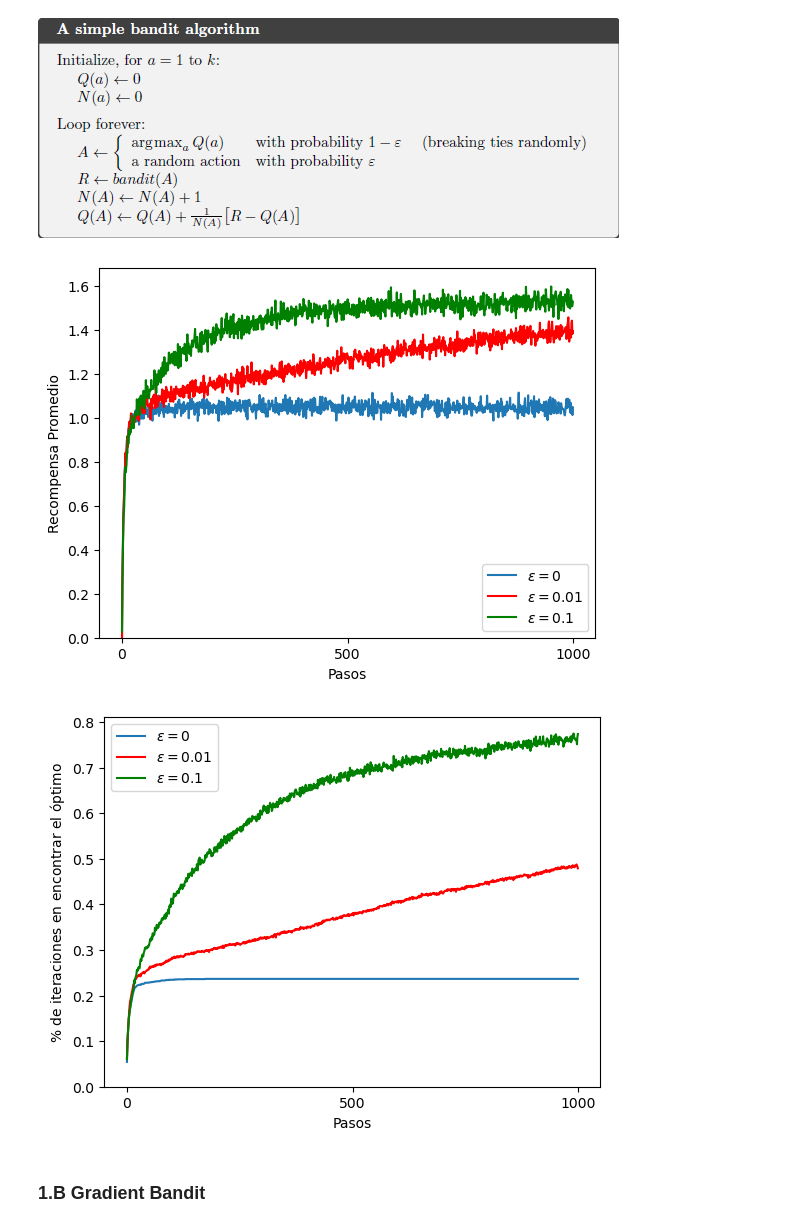
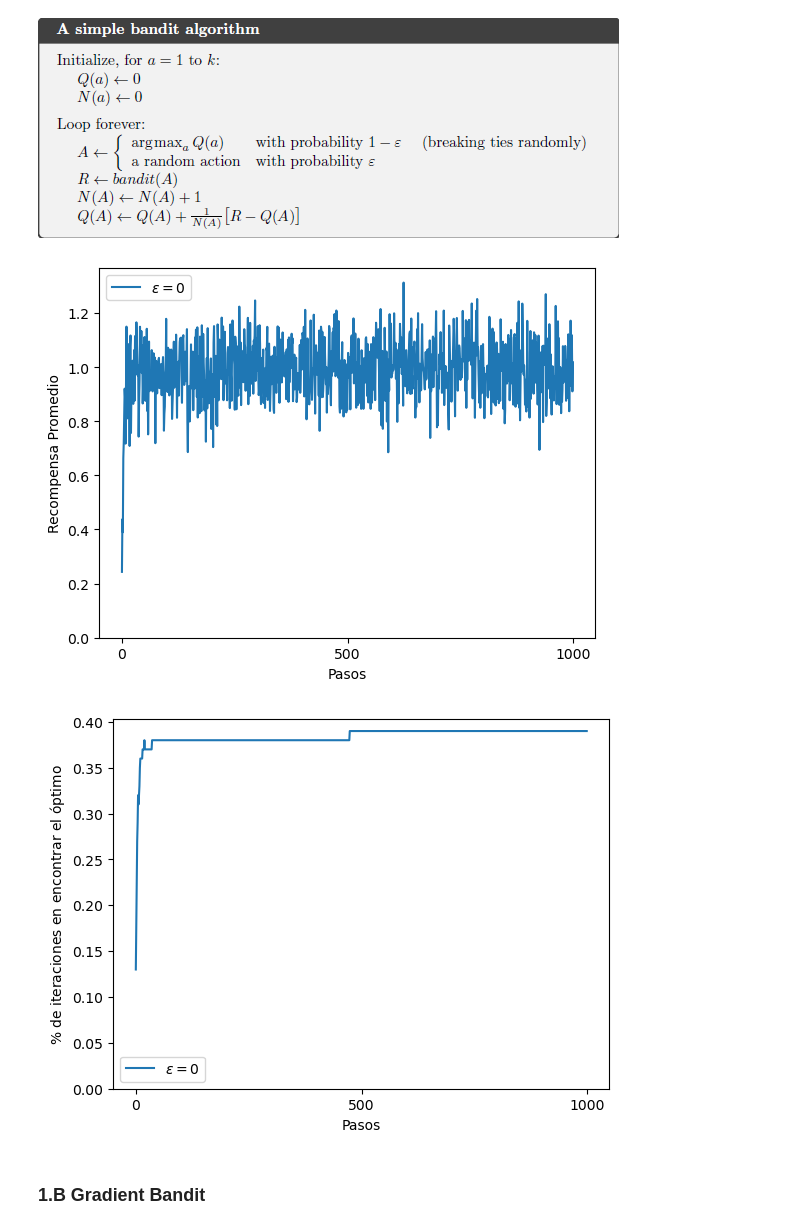
Before and after one commit to wilmarc/Reinforcement-Learning, a Jupyter notebook: hw1-wacg/Tarea1_wacg.ipynb, the cells around one changed output. Saved outputs shown, nothing was run; the diff lists cells and outputs as text; code cells hidden in the pictures.

```diff
--- a/hw1-wacg/Tarea1_wacg.ipynb
+++ b/hw1-wacg/Tarea1_wacg.ipynb
@@ -11,17 +11,17 @@ import matplotlib.pyplot as plt
 # %%
 # Inicializaicón de los parámetros de los modelos
     #Número de los bandits (Acciones)
-n_bandits=15
+n_bandits=10
     #Media de las acciones q*
-mean_q=10
+mean_q=0
     #Varianza de las acciones q*
-variance_q=4
+variance_q=1
     #Varianza de cada acción (recompensa)
-action_var=2
+action_var=1
     #Número de pasos: horizonte
-steps=5000
+steps=1000
     #número de iteraciones (repeticiones del experimento)
-iter=1000
+iter=100
 # %% [markdown]
 ### 1. Acerca de los multi-armed bandits
 # %%
@@ -125,7 +125,7 @@ def epsilon_greedy (epsilon,num_bandits,steps,iter):
     return out_1,out_2
 # %%
 #definición de la lista de epsilon que se quiere evaluar
-epsilons=[0.0,0.01,0.1]
+epsilons=[0.0]
 
 #Función para evaluar múltiples valores para epsilon en la uimplementación de epsilon-greedy
 def eval_eps(epsilons):
@@ -145,29 +145,29 @@ avg_r,optimal_r=eval_eps(epsilons)
 # %%
 #gráfica para la recompensa
 plt.figure()
 plt.plot(avg_r[:,0],label=f"$\epsilon=0$")
-plt.plot(avg_r[:,1],c="r",label=f"$\epsilon=0.01$")
-plt.plot(avg_r[:,2],c="g",label=f"$\epsilon=0.1$")
+# plt.plot(avg_r[:,1],c="r",label=f"$\epsilon=0.01$")
+# plt.plot(avg_r[:,2],c="g",label=f"$\epsilon=0.1$")
 plt.xticks(range(0,steps+1,500))
 plt.xlabel("Pasos")
 plt.ylabel("Recompensa Promedio")
 plt.ylim(0)
 plt.legend()
 plt.show()
 
 #Gráfica para el % de iteraciones al óptimo
 plt.figure()
 plt.plot(optimal_r[:,0],label=f"$\epsilon=0$")
-plt.plot(optimal_r[:,1],c="r",label=f"$\epsilon=0.01$")
-plt.plot(optimal_r[:,2],c="g",label=f"$\epsilon=0.1$")
+# plt.plot(optimal_r[:,1],c="r",label=f"$\epsilon=0.01$")
+# plt.plot(optimal_r[:,2],c="g",label=f"$\epsilon=0.1$")
 plt.xticks(range(0,steps+1,500))
 plt.xlabel("Pasos")
 plt.ylabel("$\%$ de iteraciones en encontrar el óptimo")
 plt.ylim(0)
 plt.legend()
 plt.show()
 # %% [output]
-[figure, old version]
+[figure, new version]
-[figure, old version]
+[figure, new version]
 # %% [markdown]
 ### 1.B Gradient Bandit
```
Also changed, not shown: parts of 9 cells of this notebook.
